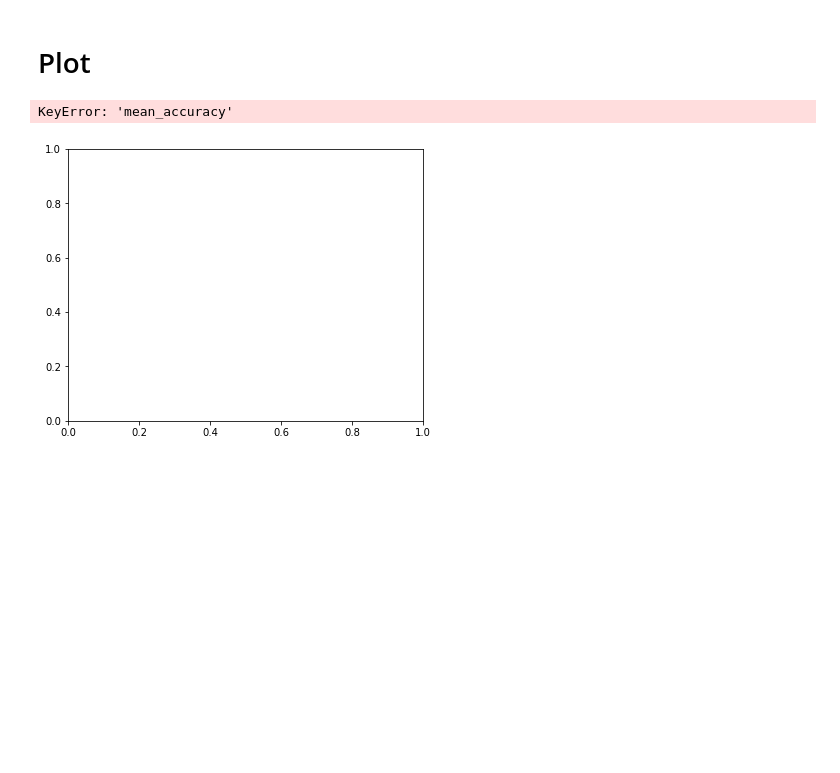
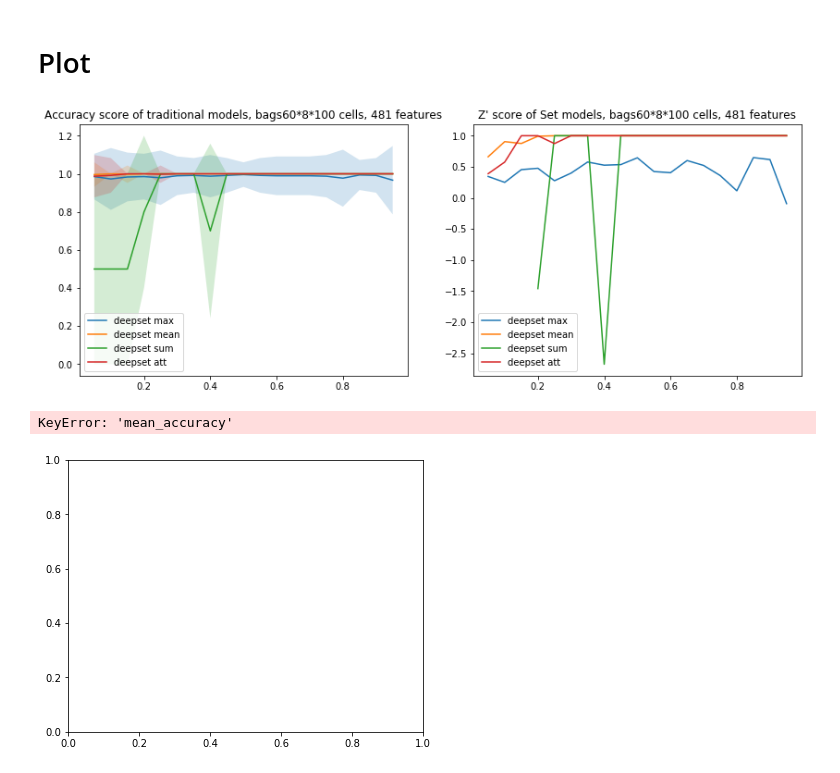
Before and after one commit to RenlyH/AttentionSet-cell-painting, a Jupyter notebook: bag_profile_debugger.ipynb, the cells around one changed output. Cells and saved outputs as stored; diff of their text form; code cells hidden in the pictures; blank space fills up the shorter version.

```diff
--- a/bag_profile_debugger.ipynb
+++ b/bag_profile_debugger.ipynb
@@ -103,2 +133,5 @@ acc_control, acc_treat, pred_score_control, pred_score_treat = test(sf_deepset,
 # %% [markdown]
 # Plot
+# %%
+path = "./result_Nov14/"
+file_name = "RandomForestClassifier_sample50000_feature481.csv"
@@ -104,0 +143,10 @@ acc_control, acc_treat, pred_score_control, pred_score_treat = test(sf_deepset,
+# %%
+set_list = ["deepset_max0.5_bags60*8_bagsize100_feature481.csv",
+           "deepset_mean0.5_bags60*8_bagsize100_feature481.csv",
+           "deepset_sum0.5_bags60*8_bagsize100_feature481.csv",
+           "deepset_att0.5_bags60*8_bagsize100_feature481.csv"]
+# %%
+
+produce_setfig(path,set_list,"set.png")
+# %% [output]
+[figure, added]
```
Also changed, not shown: parts of 19 cells of this notebook, 6 other files.
